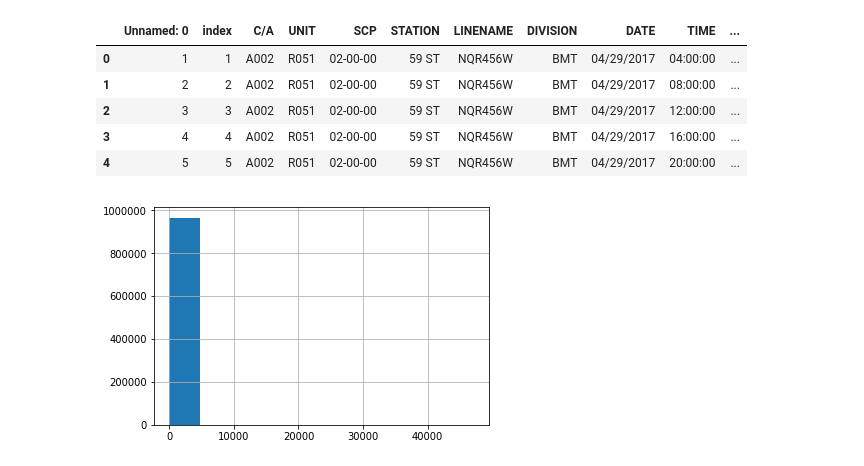
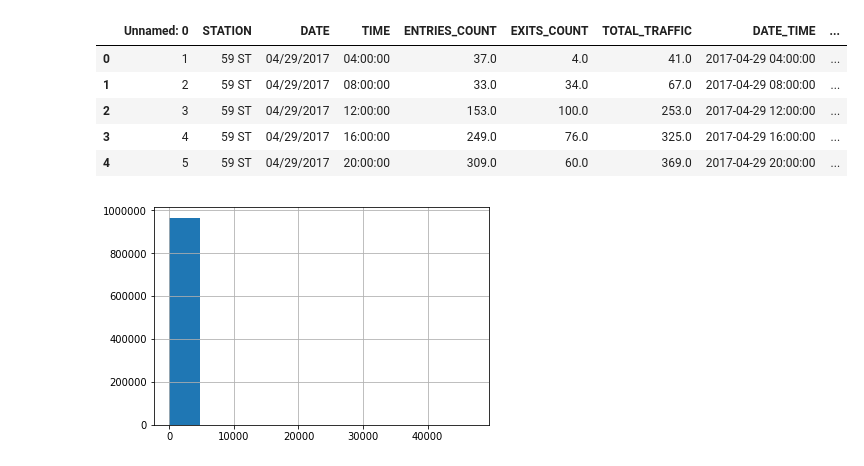
Before and after one commit to louisaaa/01-mta-analysis, a Jupyter notebook: mta-data-analysis.ipynb, the cells around one changed output. Cells and saved outputs as stored; diff of their text form; code cells hidden in the pictures.

```diff
--- a/mta-data-analysis.ipynb
+++ b/mta-data-analysis.ipynb
@@ -4,13 +4,13 @@ import matplotlib.pyplot as plt
 import datetime
 %matplotlib inline
 # %%
-df = pd.read_csv('Project1BestData.csv')
+df = pd.read_csv('cleaned_mta_data.csv')
 df.head()
 # %% [output]
-|  | Unnamed: 0 | index | C/A | UNIT | SCP | STATION | LINENAME | DIVISION | DATE | TIME | ... |
-| 0 | 1 | 1 | A002 | R051 | 02-00-00 | 59 ST | NQR456W | BMT | 04/29/2017 | 04:00:00 | ... |
-| 1 | 2 | 2 | A002 | R051 | 02-00-00 | 59 ST | NQR456W | BMT | 04/29/2017 | 08:00:00 | ... |
-| 2 | 3 | 3 | A002 | R051 | 02-00-00 | 59 ST | NQR456W | BMT | 04/29/2017 | 12:00:00 | ... |
-| 3 | 4 | 4 | A002 | R051 | 02-00-00 | 59 ST | NQR456W | BMT | 04/29/2017 | 16:00:00 | ... |
-| 4 | 5 | 5 | A002 | R051 | 02-00-00 | 59 ST | NQR456W | BMT | 04/29/2017 | 20:00:00 | ... |
+|  | Unnamed: 0 | STATION | DATE | TIME | ENTRIES_COUNT | EXITS_COUNT | TOTAL_TRAFFIC | DATE_TIME | ... |
+| 0 | 1 | 59 ST | 04/29/2017 | 04:00:00 | 37.0 | 4.0 | 41.0 | 2017-04-29 04:00:00 | ... |
+| 1 | 2 | 59 ST | 04/29/2017 | 08:00:00 | 33.0 | 34.0 | 67.0 | 2017-04-29 08:00:00 | ... |
+| 2 | 3 | 59 ST | 04/29/2017 | 12:00:00 | 153.0 | 100.0 | 253.0 | 2017-04-29 12:00:00 | ... |
+| 3 | 4 | 59 ST | 04/29/2017 | 16:00:00 | 249.0 | 76.0 | 325.0 | 2017-04-29 16:00:00 | ... |
+| 4 | 5 | 59 ST | 04/29/2017 | 20:00:00 | 309.0 | 60.0 | 369.0 | 2017-04-29 20:00:00 | ... |
 # %%
```
Also changed, not shown: parts of 7 cells of this notebook.
